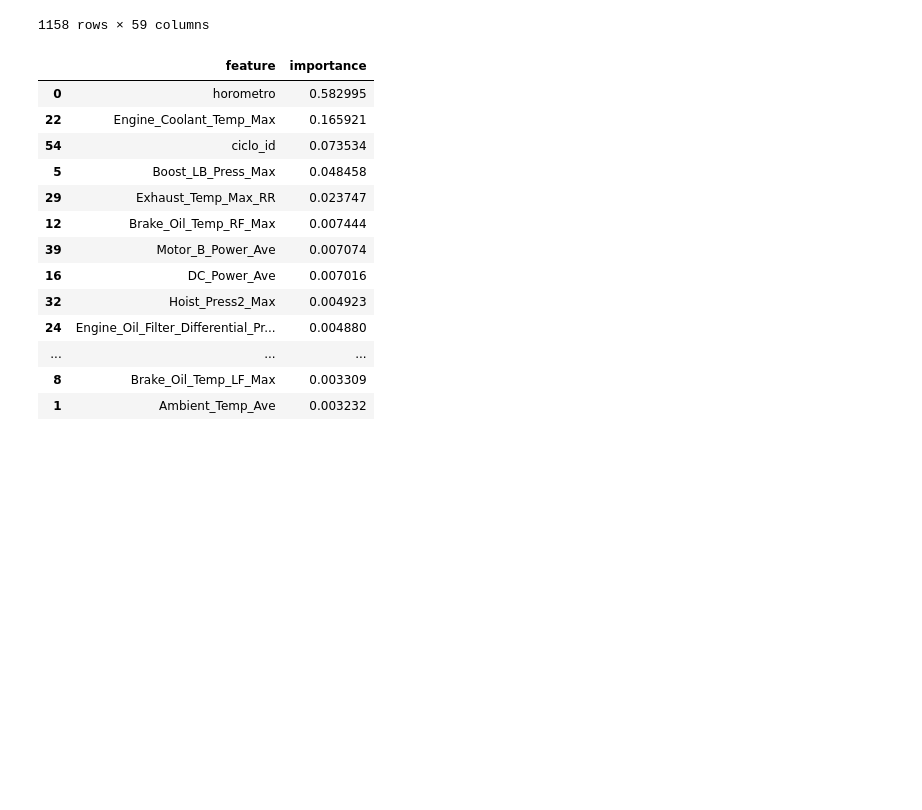
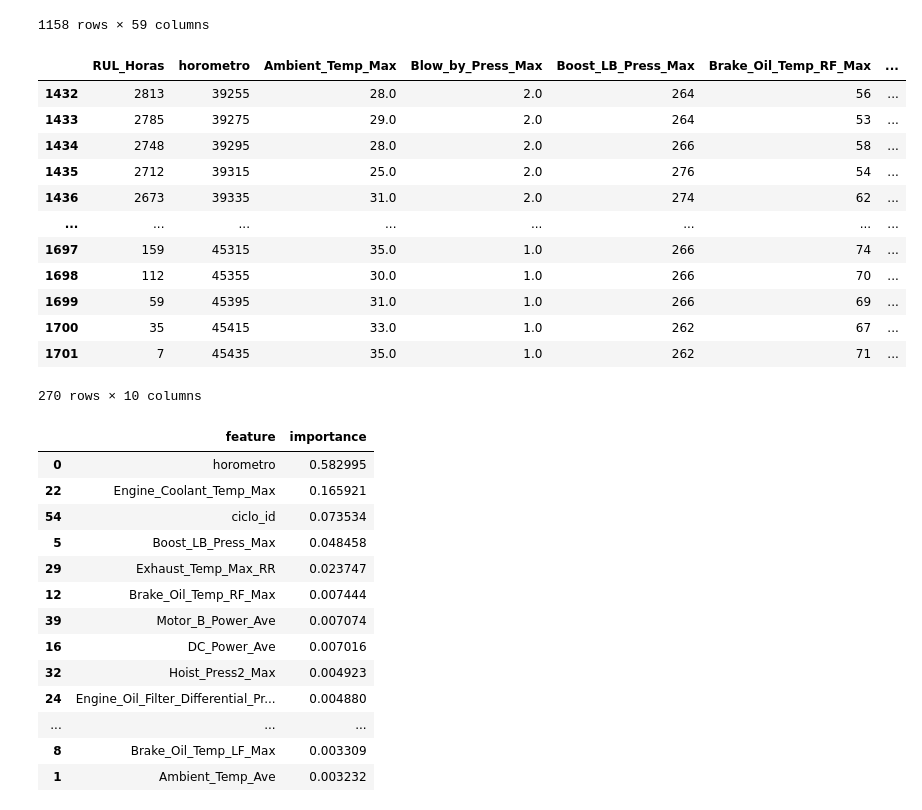
Before and after one commit to ETorresSacha/Prediccion-RULL, a Jupyter notebook: analisis_datos_reto.ipynb, the cells around one changed output. Cells and saved outputs as stored; diff of their text form; code cells hidden in the pictures; blank space fills up the shorter version.

```diff
--- a/analisis_datos_reto.ipynb
+++ b/analisis_datos_reto.ipynb
@@ -28,4 +30,4 @@ Saving RUL_POTENCIA.xlsx to RUL_POTENCIA.xlsx
 # para borrar los datos que se sucbió
 os.remove("CAEX_RUL4.xlsx")
 # %%
-data = pd.read_excel(io.BytesIO(uploaded['RUL_POTENCIA.xlsx']))
+data = pd.read_excel(io.BytesIO(uploaded['rul_potenciaa.xlsx']))
@@ -608,6 +642,22 @@ data_filtrado
 | 5716 | C333 | 2022-03-17 16:23:37 | 2022-04-23 03:51:00 | 875 | 17268 | 12 | 27.0 | ... |
 | 5717 | C333 | 2022-03-18 18:40:31 | 2022-04-23 03:51:00 | 849 | 17288 | 12 | 30.0 | ... |
 1158 rows × 59 columns
+# %%
+t
+# %% [output]
+|  | RUL_Horas | horometro | Ambient_Temp_Max | Blow_by_Press_Max | Boost_LB_Press_Max | Brake_Oil_Temp_RF_Max | ... |
+| 1432 | 2813 | 39255 | 28.0 | 2.0 | 264 | 56 | ... |
+| 1433 | 2785 | 39275 | 29.0 | 2.0 | 264 | 53 | ... |
+| 1434 | 2748 | 39295 | 28.0 | 2.0 | 266 | 58 | ... |
+| 1435 | 2712 | 39315 | 25.0 | 2.0 | 276 | 54 | ... |
+| 1436 | 2673 | 39335 | 31.0 | 2.0 | 274 | 62 | ... |
+| ... | ... | ... | ... | ... | ... | ... | ... |
+| 1697 | 159 | 45315 | 35.0 | 1.0 | 266 | 74 | ... |
+| 1698 | 112 | 45355 | 30.0 | 1.0 | 266 | 70 | ... |
+| 1699 | 59 | 45395 | 31.0 | 1.0 | 266 | 69 | ... |
+| 1700 | 35 | 45415 | 33.0 | 1.0 | 262 | 67 | ... |
+| 1701 | 7 | 45435 | 35.0 | 1.0 | 262 | 71 | ... |
+270 rows × 10 columns
 # %%
 from sklearn.ensemble import RandomForestRegressor
 import pandas as pd
```
Also changed, not shown: parts of 21 cells of this notebook.
